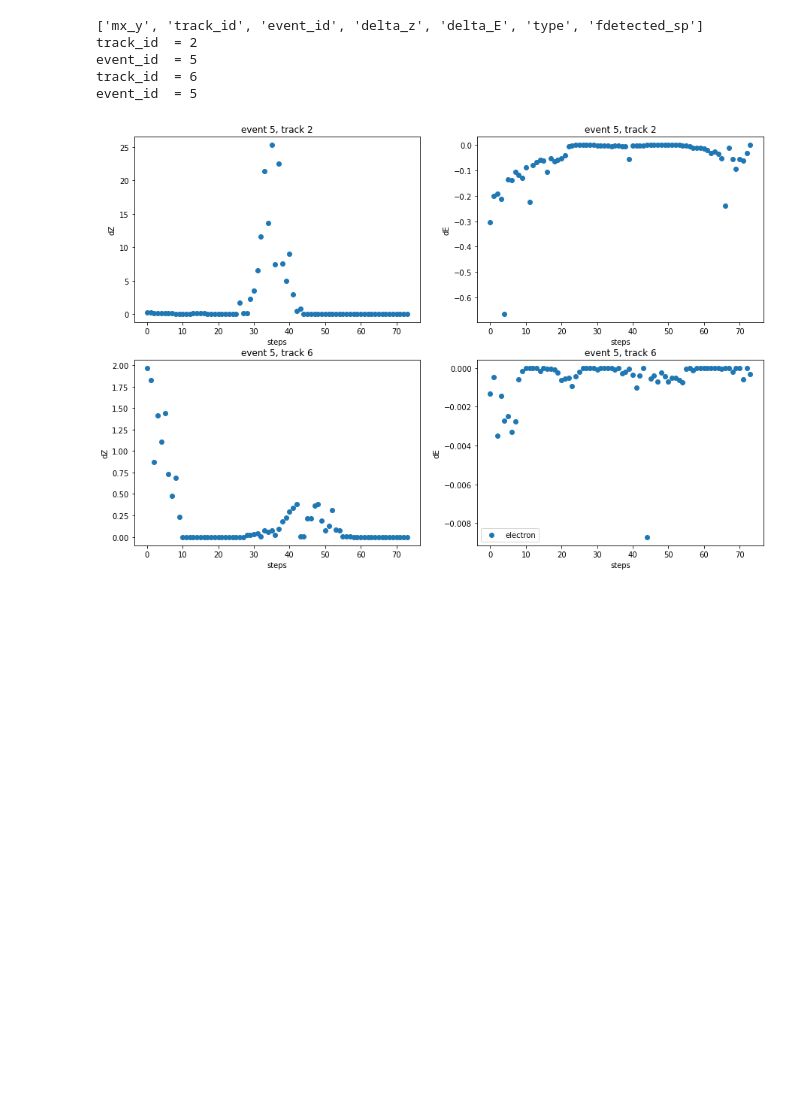
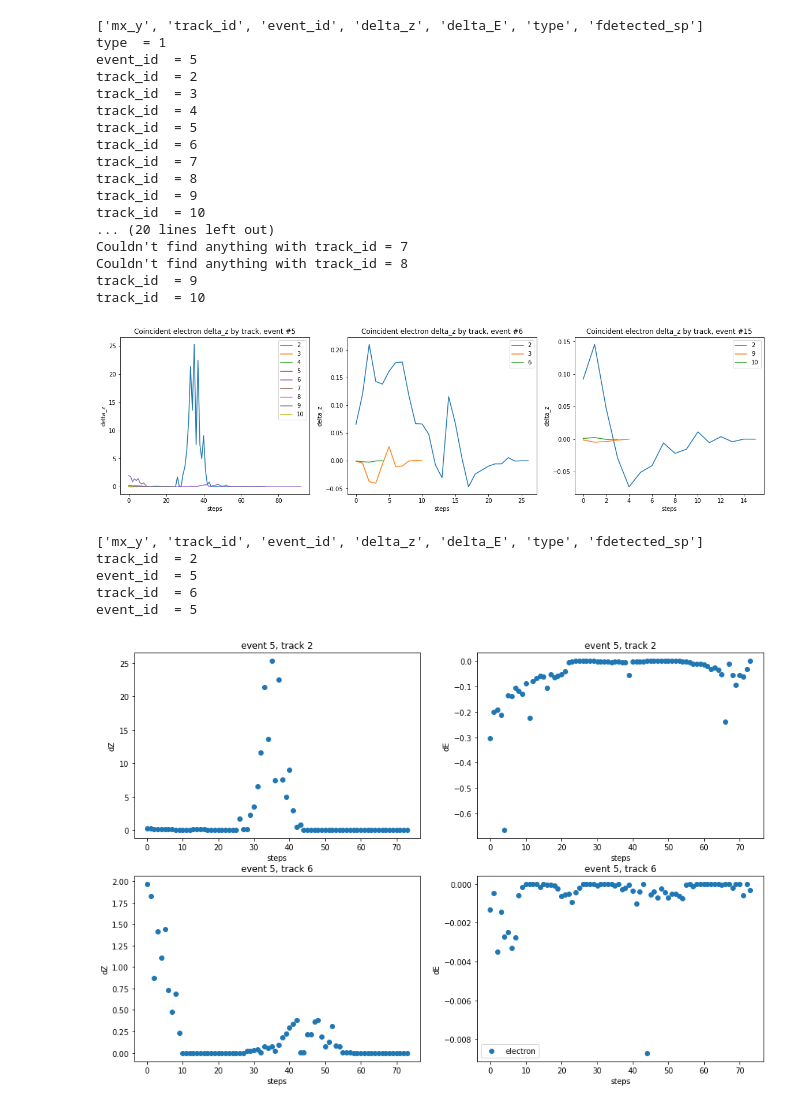
Before and after one commit to sierracthomas/neutrino_work, a Jupyter notebook: misc_projects_and_data/test_geant.ipynb, the cells around one changed output. Cells and saved outputs as stored; diff of their text form; code cells hidden in the pictures; blank space fills up the shorter version.

Commit message:
Trial w/ 20 hits - graph coincident compton scatters

```diff
--- a/misc_projects_and_data/test_geant.ipynb
+++ b/misc_projects_and_data/test_geant.ipynb
@@ -34 +67,30 @@ def search_for_thing(column, search_param, my_data):
+# %%
+my_data = genfromtxt('trial_1_20_hits.csv', delimiter=',')
+#find_electrons(my_data)
+
+fig, ax = plt.subplots(1, 3, figsize = (20, 5))
+
+
+coincident_scatters(my_data, 5, ax = True, ax_name = ax[0])
+coincident_scatters(my_data, 6, ax = True, ax_name = ax[1])
+coincident_scatters(my_data, 15, ax = True, ax_name = ax[2])
+# %% [output]
+['mx_y', 'track_id', 'event_id', 'delta_z', 'delta_E', 'type', 'fdetected_sp']
+type  = 1
+event_id  = 5
+track_id  = 2
+track_id  = 3
+track_id  = 4
+track_id  = 5
+track_id  = 6
+track_id  = 7
+track_id  = 8
+track_id  = 9
+track_id  = 10
+... (20 lines left out)
+Couldn't find anything with track_id = 7
+Couldn't find anything with track_id = 8
+track_id  = 9
+track_id  = 10
+[figure, added]
 # %%
```
Also changed, not shown: parts of 2 cells of this notebook, 1 other file.
